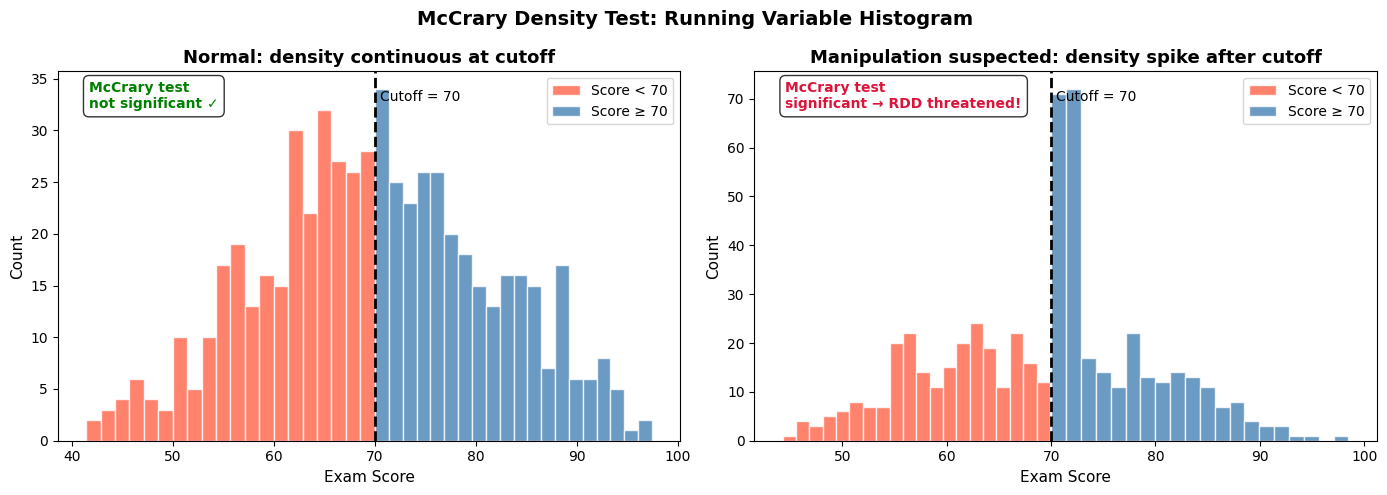
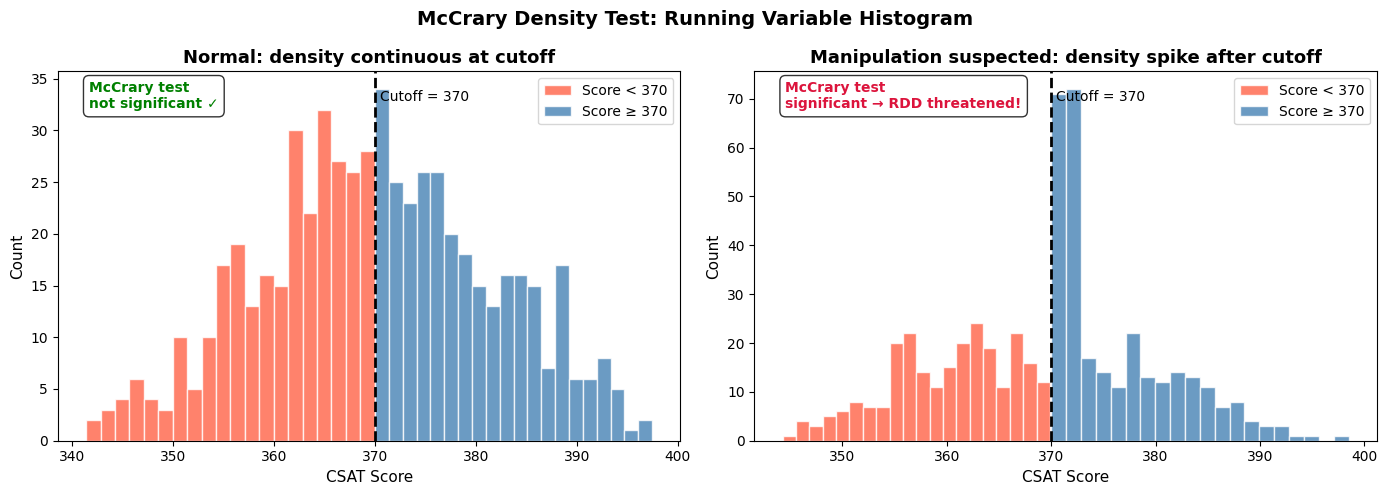
Unified diff of the notebook cell whose output changed from the first chart to the second:
--- before
+++ after
@@ -3,13 +3,13 @@
 # ── Left: No manipulation ──
 ax = axes[0]
-score_clean = np.random.normal(70, 12, 600)
-score_clean = score_clean[(score_clean >= 40) & (score_clean <= 100)]
+score_clean = np.random.normal(370, 12, 600)
+score_clean = score_clean[(score_clean >= 340) & (score_clean <= 400)]
 
-ax.hist(score_clean[score_clean <  cutoff], bins=20, color='tomato',    edgecolor='white', alpha=0.8, label='Score < 70')
-ax.hist(score_clean[score_clean >= cutoff], bins=20, color='steelblue', edgecolor='white', alpha=0.8, label='Score ≥ 70')
+ax.hist(score_clean[score_clean <  cutoff], bins=20, color='tomato',    edgecolor='white', alpha=0.8, label='Score < 370')
+ax.hist(score_clean[score_clean >= cutoff], bins=20, color='steelblue', edgecolor='white', alpha=0.8, label='Score ≥ 370')
 ax.axvline(cutoff, color='black', linestyle='--', linewidth=2)
 ax.text(cutoff + 0.5, ax.get_ylim()[1] * 0.92, f'Cutoff = {cutoff}', fontsize=10, color='black')
 ax.set_title('Normal: density continuous at cutoff', fontsize=13, fontweight='bold')
-ax.set_xlabel('Exam Score', fontsize=11)
+ax.set_xlabel('CSAT Score', fontsize=11)
 ax.set_ylabel('Count', fontsize=11)
 ax.legend(fontsize=10)
@@ -20,18 +20,18 @@
 # ── Right: Manipulation suspected ──
 ax2 = axes[1]
-score_below = np.random.normal(62, 8, 300)
-score_below = score_below[(score_below >= 40) & (score_below < cutoff)]
+score_below = np.random.normal(362, 8, 300)
+score_below = score_below[(score_below >= 340) & (score_below < cutoff)]
 score_above = np.concatenate([
-    np.random.normal(78, 7, 200),
-    np.random.uniform(70, 73, 120)  # units abnormally clustered just above cutoff
+    np.random.normal(378, 7, 200),
+    np.random.uniform(370, 373, 120)  # units abnormally clustered just above cutoff
 ])
-score_above = score_above[(score_above >= cutoff) & (score_above <= 100)]
+score_above = score_above[(score_above >= cutoff) & (score_above <= 400)]
 
-ax2.hist(score_below, bins=20, color='tomato',    edgecolor='white', alpha=0.8, label='Score < 70')
-ax2.hist(score_above, bins=20, color='steelblue', edgecolor='white', alpha=0.8, label='Score ≥ 70')
+ax2.hist(score_below, bins=20, color='tomato',    edgecolor='white', alpha=0.8, label='Score < 370')
+ax2.hist(score_above, bins=20, color='steelblue', edgecolor='white', alpha=0.8, label='Score ≥ 370')
 ax2.axvline(cutoff, color='black', linestyle='--', linewidth=2)
 ax2.text(cutoff + 0.5, ax2.get_ylim()[1] * 0.92, f'Cutoff = {cutoff}', fontsize=10, color='black')
 ax2.set_title('Manipulation suspected: density spike after cutoff', fontsize=13, fontweight='bold')
-ax2.set_xlabel('Exam Score', fontsize=11)
+ax2.set_xlabel('CSAT Score', fontsize=11)
 ax2.set_ylabel('Count', fontsize=11)
 ax2.legend(fontsize=10)

Commit: fix(rdd): x축 범위를 40~100에서 340~400으로 통일 및 SAT→CSAT 표기 수정 (한/영)